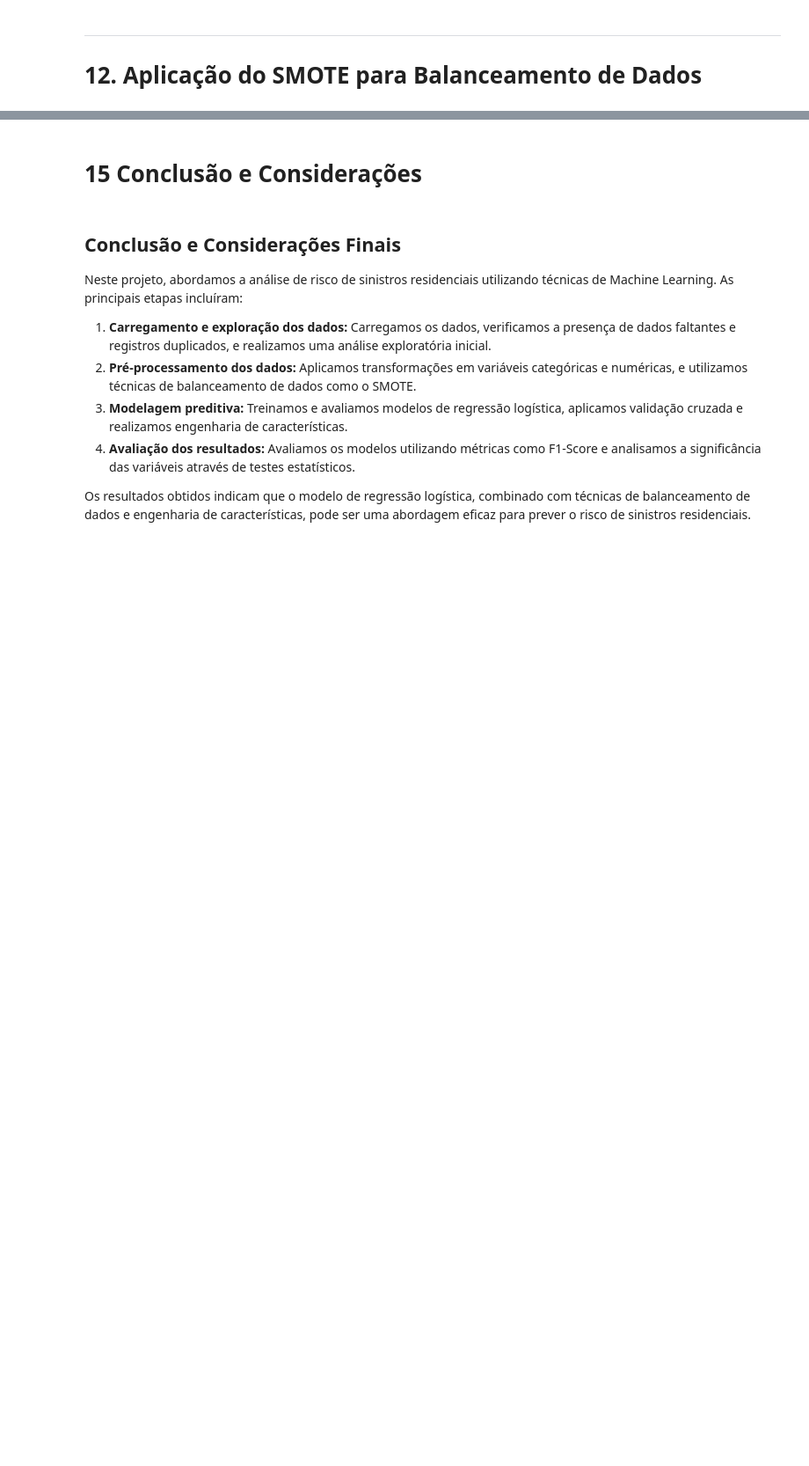
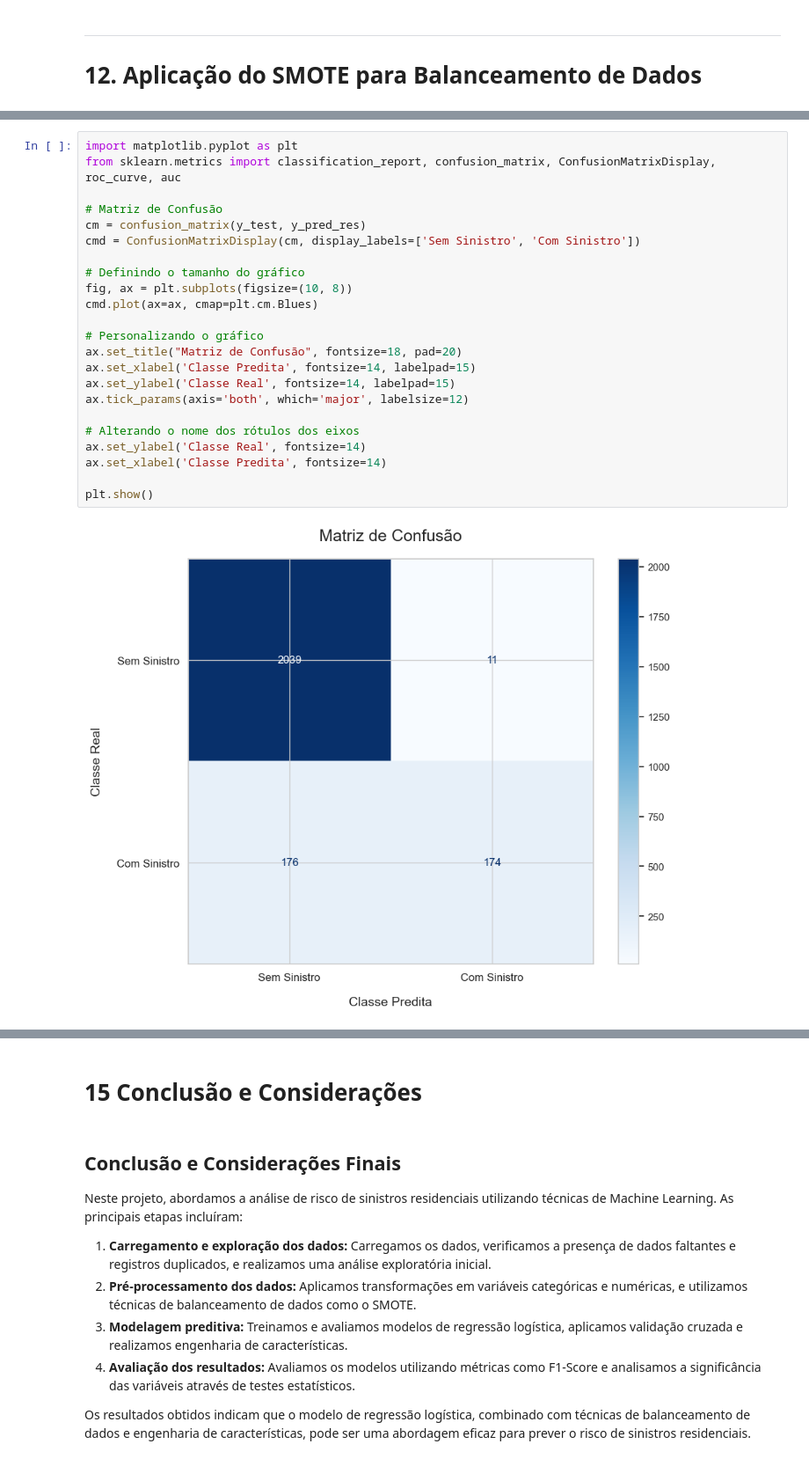
Before and after one commit to luciano-analytics/luciano-analytics.github.io, a Jupyter notebook: seguro_sinistro.ipynb, the cells around one changed output, grey strips where cells are left out. Shown at 88% size. Saved outputs shown, nothing was run; the diff lists cells and outputs as text; blank space fills up the shorter version.

```diff
--- a/seguro_sinistro.ipynb
+++ b/seguro_sinistro.ipynb
@@ -500,0 +954,25 @@ print("Relatório de Classificação após SMOTE:\n", classification_report(y_te
+# %%
+import matplotlib.pyplot as plt
+from sklearn.metrics import classification_report, confusion_matrix, ConfusionMatrixDisplay, roc_curve, auc
+
+# Matriz de Confusão
+cm = confusion_matrix(y_test, y_pred_res)
+cmd = ConfusionMatrixDisplay(cm, display_labels=['Sem Sinistro', 'Com Sinistro'])
+
+# Definindo o tamanho do gráfico
+fig, ax = plt.subplots(figsize=(10, 8))
+cmd.plot(ax=ax, cmap=plt.cm.Blues)
+
+# Personalizando o gráfico
+ax.set_title("Matriz de Confusão", fontsize=18, pad=20)
+ax.set_xlabel('Classe Predita', fontsize=14, labelpad=15)
+ax.set_ylabel('Classe Real', fontsize=14, labelpad=15)
+ax.tick_params(axis='both', which='major', labelsize=12)
+
+# Alterando o nome dos rótulos dos eixos
+ax.set_ylabel('Classe Real', fontsize=14)
+ax.set_xlabel('Classe Predita', fontsize=14)
+
+plt.show()
+# %% [output]
+[figure, added]
```
Also changed, not shown: parts of 56 cells of this notebook.
